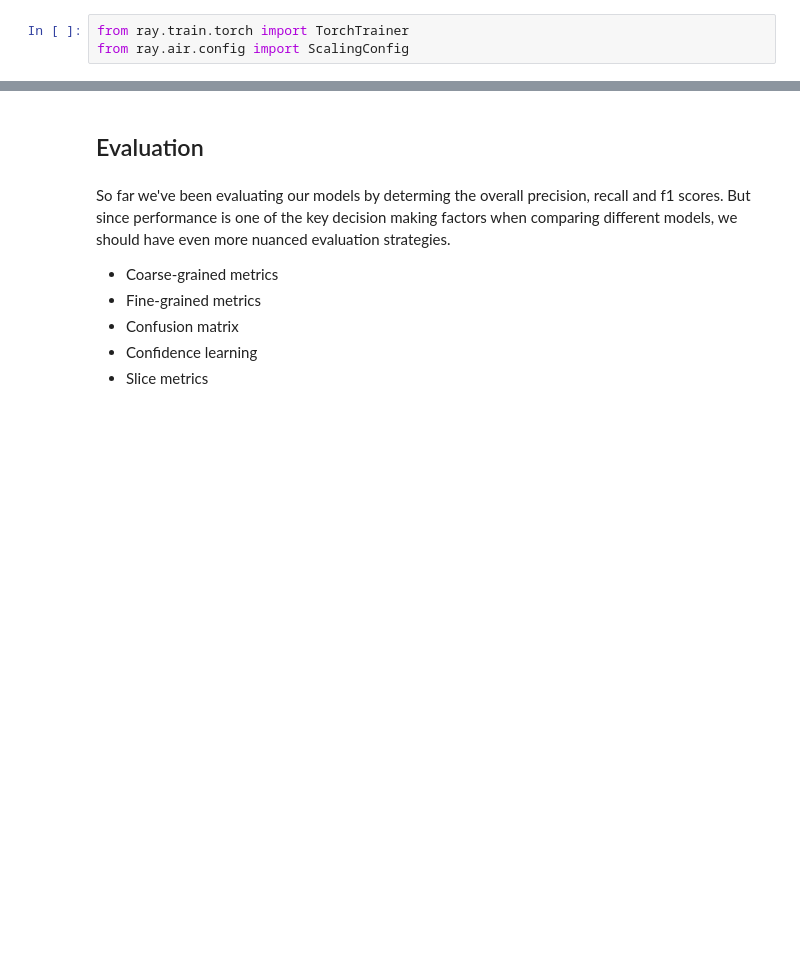
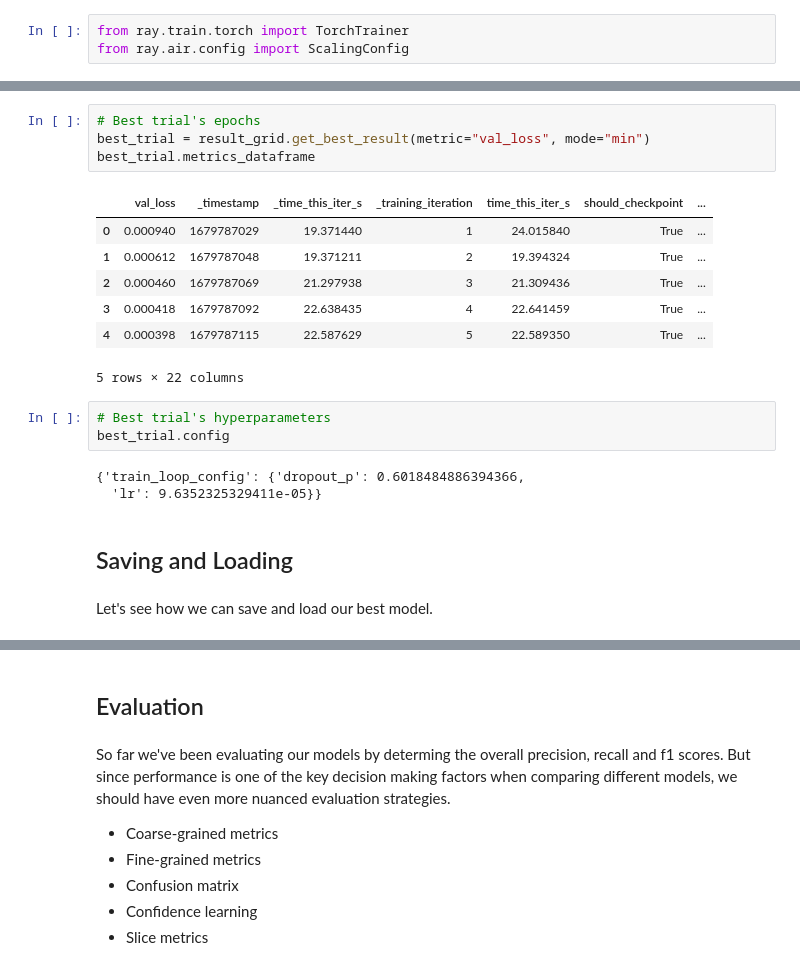
Before and after one commit to anyscale/Made-With-ML, a Jupyter notebook: finetune_LLM_Ray.ipynb, the cells around one changed output, grey strips where cells are left out. Saved outputs shown, nothing was run; the diff lists cells and outputs as text; blank space fills up the shorter version.

```diff
--- a/finetune_LLM_Ray.ipynb
+++ b/finetune_LLM_Ray.ipynb
@@ -1487,0 +1713,22 @@ result.metrics_dataframe
+# %%
+# Best trial's epochs
+best_trial = result_grid.get_best_result(metric="val_loss", mode="min")
+best_trial.metrics_dataframe
+# %% [output]
+|  | val_loss | _timestamp | _time_this_iter_s | _training_iteration | time_this_iter_s | should_checkpoint | ... |
+| 0 | 0.000940 | 1679787029 | 19.371440 | 1 | 24.015840 | True | ... |
+| 1 | 0.000612 | 1679787048 | 19.371211 | 2 | 19.394324 | True | ... |
+| 2 | 0.000460 | 1679787069 | 21.297938 | 3 | 21.309436 | True | ... |
+| 3 | 0.000418 | 1679787092 | 22.638435 | 4 | 22.641459 | True | ... |
+| 4 | 0.000398 | 1679787115 | 22.587629 | 5 | 22.589350 | True | ... |
+5 rows × 22 columns
+# %%
+# Best trial's hyperparameters
+best_trial.config
+# %% [output]
+{'train_loop_config': {'dropout_p': 0.6018484886394366,
+  'lr': 9.6352325329411e-05}}
+# %% [markdown]
+## Saving and Loading
+# %% [markdown]
+Let's see how we can save and load our best model.
```
Also changed, not shown: parts of 116 cells of this notebook, 2 other files.
